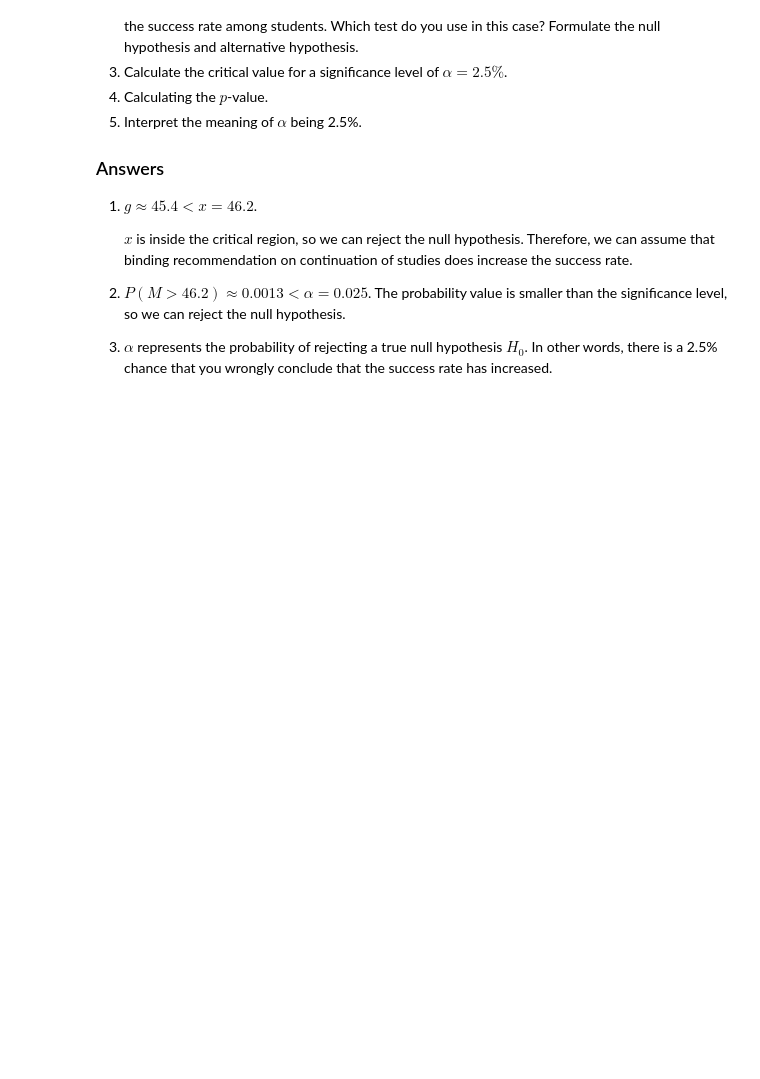
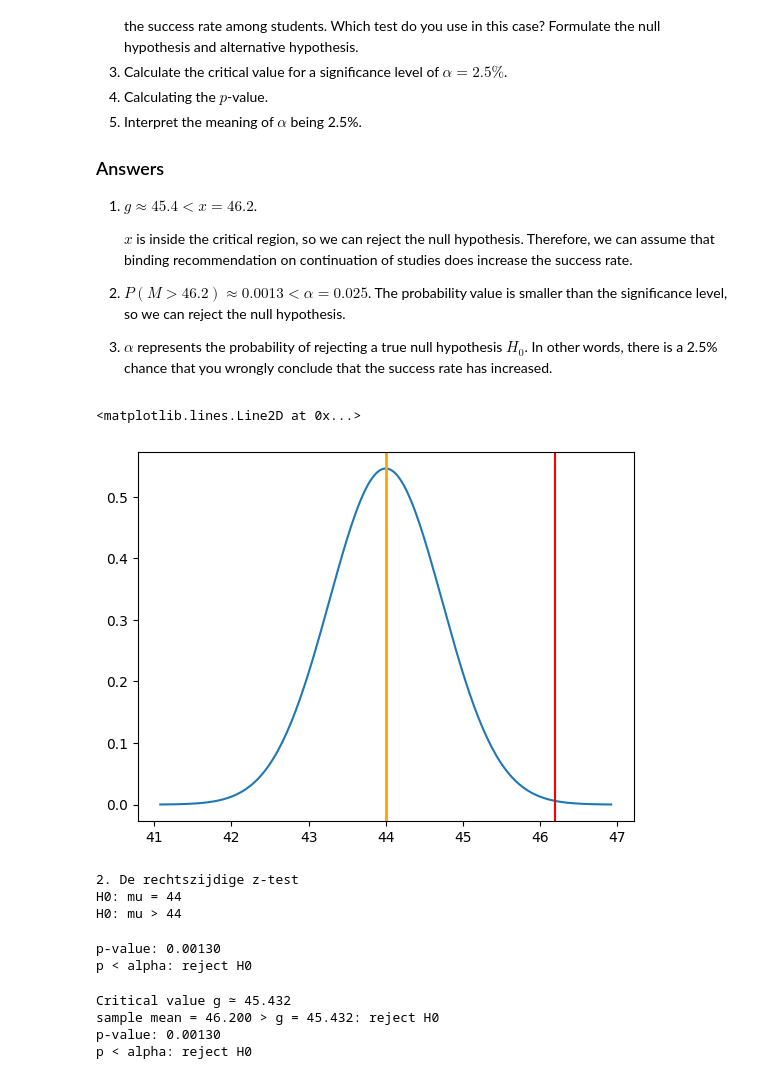
Before and after one commit to Kobe-Sapijn/dsai-labs, a Jupyter notebook: 3-central-limit-testing/lab-3.04-hypothesis-testing.ipynb, the cells around one changed output. Cells and saved outputs as stored; diff of their text form; code cells hidden in the pictures; blank space fills up the shorter version.

```diff
--- a/3-central-limit-testing/lab-3.04-hypothesis-testing.ipynb
+++ b/3-central-limit-testing/lab-3.04-hypothesis-testing.ipynb
@@ -191,3 +315,36 @@ It is being said that introducing a “binding recommendation on continuation of
 
 2. $P(M > 46.2) \approx 0.0013 < \alpha = 0.025$. The probability value is smaller than the significance level, so we can reject the null hypothesis.
 3. $\alpha$ represents the probability of rejecting a true null hypothesis $H_0$. In other words, there is a 2.5% chance that you wrongly conclude that the success rate has increased.
+# %%
+m = 44
+s = 6.2
+n = 72
+m_sample = 46.2
+s_sample = s/np.sqrt(n)
+alpha = 0.05
+# %%
+# Gauss-curve plot:
+# X-values
+dist_x = np.linspace(m - 4 * s_sample, m + 4 * s_sample, num=201)
+# Y-values for the Gauss curve
+dist_y = stats.norm.pdf(dist_x, m, s_sample)
+fig, dplot = plt.subplots(1, 1)
+# Plot the Gauss-curve
+dplot.plot(dist_x, dist_y)
+# Show the hypothetical population mean with an orange line
+dplot.axvline(m, color="orange", lw=2)
+# Show the sample mean with a red line
+dplot.axvline(m_sample, color="red")
+# Fill the acceptance area in light blue
+# dplot.fill_between(dist_x, 0, dist_y, where=dist_x <= g, color='lightblue')
+# %% [output]
+<matplotlib.lines.Line2D at 0x...>
+[figure, added]
+# %%
+print("2. De rechtszijdige z-test")
+print("H0: mu = 44")
+print("H0: mu > 44")
+# %% [output]
+2. De rechtszijdige z-test
+H0: mu = 44
+H0: mu > 44
@@ -193,0 +358,30 @@ It is being said that introducing a “binding recommendation on continuation of
+# %%
+p = stats.norm.sf(m_sample, loc=m, scale=s_sample)
+print("p-value: %.5f" % p)
+if(p < alpha):
+    print("p < alpha: reject H0")
+else:
+    print("p > alpha: do not reject H0")
+# %% [output]
+p-value: 0.00130
+p < alpha: reject H0
+# %%
+alpha = 0.025
+g = stats.norm.isf(alpha, loc=m, scale=s / np.sqrt(n))
+print("Critical value g ≃ %.3f" % g)
+if (m_sample < g):
+    print("sample mean = %.3f < g = %.3f: do not reject H0" % (m_sample, g))
+else:
+    print("sample mean = %.3f > g = %.3f: reject H0" % (m_sample, g))
+
+p = stats.norm.sf(m_sample, loc=m, scale=s_sample)
+print("p-value: %.5f" % p)
+if(p < alpha):
+    print("p < alpha: reject H0")
+else:
+    print("p > alpha: do not reject H0")
+# %% [output]
+Critical value g ≃ 45.432
+sample mean = 46.200 > g = 45.432: reject H0
+p-value: 0.00130
+p < alpha: reject H0
```
Also changed, not shown: parts of 11 cells of this notebook.
